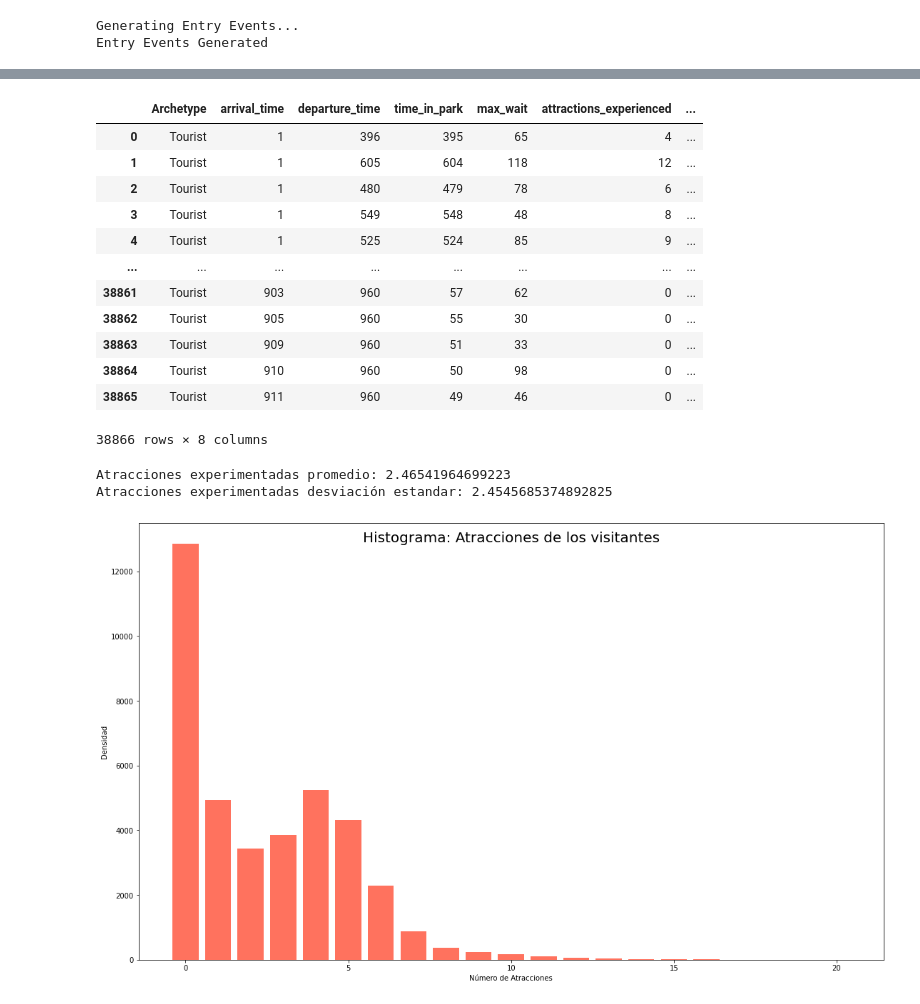
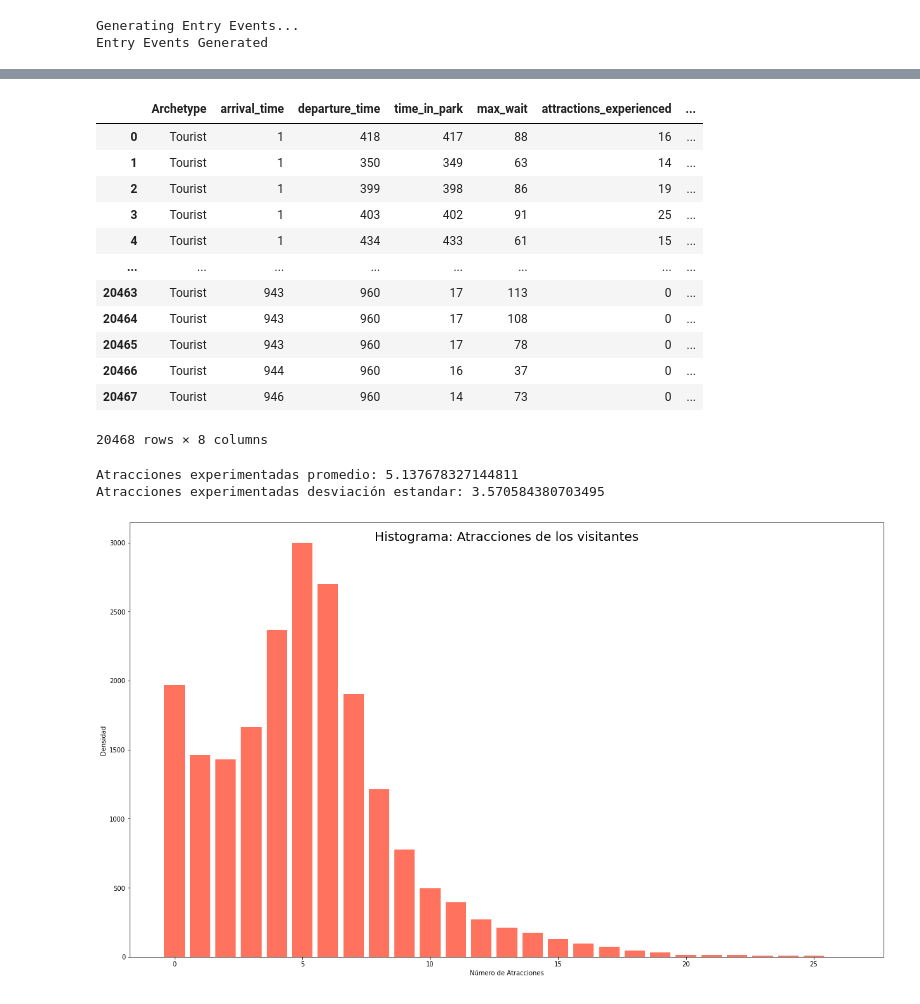
Before and after one commit to MrDahaniel/SimuPark, a Jupyter notebook: Parque.ipynb, the cells around one changed output, grey strips where cells are left out. Saved outputs shown, nothing was run; the diff lists cells and outputs as text; code cells hidden in the pictures.

```diff
--- a/Parque.ipynb
+++ b/Parque.ipynb
@@ -14,10 +14,11 @@ fig.set_size_inches(14.5, 8.5)
 
 x = np.linspace(0, 16, 16*60)
 k = 5
-fn = lambda x, k:  (0.374974200206538 + 1.18610051004199 * ((x+0.5) ** 1 ) + 0.328707107843164 * ((x+0.5) ** 2 ) + -0.104475271890136 * ((x+0.5) ** 3 ) + 0.00811912062395833 * ((x+0.5) ** 4 ) + -0.00019811264586807 * ((x+0.5) ** 5 )) / 10
+fn = lambda x, k:  (((0.631012633902875 * ((x+1) ** 0 ) + 0.141641794969108 * ((x+1) ** 1 ) + 1.08320562754808 * ((x+1) ** 2 ) + -0.386896805430061 * ((x+1) ** 3 ) + 0.0645561077512354 * ((x+1) ** 4 ) + -0.00580069833046977 * ((x+1) ** 5 ) + 0.000263776181717327 * ((x+1) ** 6 ) + -4.72376212119374e-06 * ((x+1) ** 7 ))) / 10)
+
 print(sum(fn(x, k)))
 
-plot(x, fn(x,k) * 50000, color='#ff725e')
+plot(x, fn(x,k), color='#ff725e')
 fig.suptitle('Total visitantes en el parque', fontsize = 20)
 xlabel('Tiempo')
 ylabel('Frecuencia')
@@ -94,41 +95,40 @@ guest_df = pd.DataFrame(guest_data, columns=column_name)
 guest_df
 # %% [output]
 |  | Archetype | arrival_time | departure_time | time_in_park | max_wait | attractions_experienced | ... |
-| 0 | Tourist | 1 | 396 | 395 | 65 | 4 | ... |
-| 1 | Tourist | 1 | 605 | 604 | 118 | 12 | ... |
-| 2 | Tourist | 1 | 480 | 479 | 78 | 6 | ... |
-| 3 | Tourist | 1 | 549 | 548 | 48 | 8 | ... |
-| 4 | Tourist | 1 | 525 | 524 | 85 | 9 | ... |
+| 0 | Tourist | 1 | 418 | 417 | 88 | 16 | ... |
+| 1 | Tourist | 1 | 350 | 349 | 63 | 14 | ... |
+| 2 | Tourist | 1 | 399 | 398 | 86 | 19 | ... |
+| 3 | Tourist | 1 | 403 | 402 | 91 | 25 | ... |
+| 4 | Tourist | 1 | 434 | 433 | 61 | 15 | ... |
 | ... | ... | ... | ... | ... | ... | ... | ... |
-| 38861 | Tourist | 903 | 960 | 57 | 62 | 0 | ... |
-| 38862 | Tourist | 905 | 960 | 55 | 30 | 0 | ... |
-| 38863 | Tourist | 909 | 960 | 51 | 33 | 0 | ... |
-| 38864 | Tourist | 910 | 960 | 50 | 98 | 0 | ... |
-| 38865 | Tourist | 911 | 960 | 49 | 46 | 0 | ... |
+| 20463 | Tourist | 943 | 960 | 17 | 113 | 0 | ... |
+| 20464 | Tourist | 943 | 960 | 17 | 108 | 0 | ... |
+| 20465 | Tourist | 943 | 960 | 17 | 78 | 0 | ... |
+| 20466 | Tourist | 944 | 960 | 16 | 37 | 0 | ... |
+| 20467 | Tourist | 946 | 960 | 14 | 73 | 0 | ... |
-38866 rows × 8 columns
+20468 rows × 8 columns
 # %%
 heights = [0 for _ in range(np.max(guest_df['attractions_experienced'])+1)]
 labels = [i for i in range(np.max(guest_df['attractions_experienced'])+1)]
 attrExp = [guest.attractions_experienced for guest in park.guests]
 
-
 for guest in park.guests:
     heights[guest.attractions_experienced] += 1
 
 fig = figure()
-fig.set_size_inches(14.5, 8.5)
+fig.set_size_inches(16.5, 9.5)
 ax = fig.add_axes([0,0,1,1])
 ax.bar(labels, heights, color="#ff725e");
 fig.suptitle('Histograma: Atracciones de los visitantes', fontsize = 20)
 xlabel('Número de Atracciones')
 ylabel('Densidad')
 
 print(f'Atracciones experimentadas promedio: {np.mean(attrExp)}')
 print(f'Atracciones experimentadas desviación estandar: {np.std(attrExp)}')
 # %% [output]
-Atracciones experimentadas promedio: 2.46541964699223
-Atracciones experimentadas desviación estandar: 2.4545685374892825
+Atracciones experimentadas promedio: 5.137678327144811
+Atracciones experimentadas desviación estandar: 3.570584380703495
-[figure, old version]
+[figure, new version]
 # %%
 avgWaitTime = []
 
```
Also changed, not shown: parts of 5 cells of this notebook, 5 other files.
